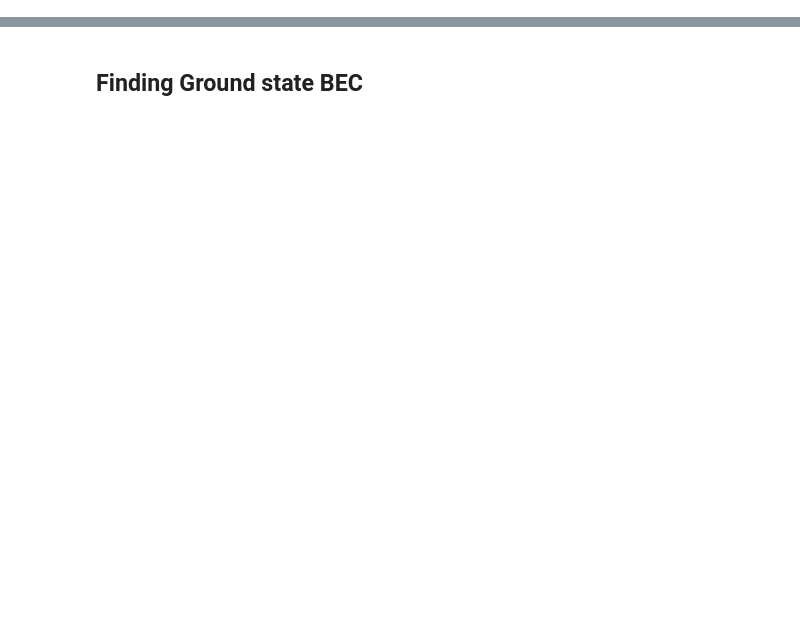
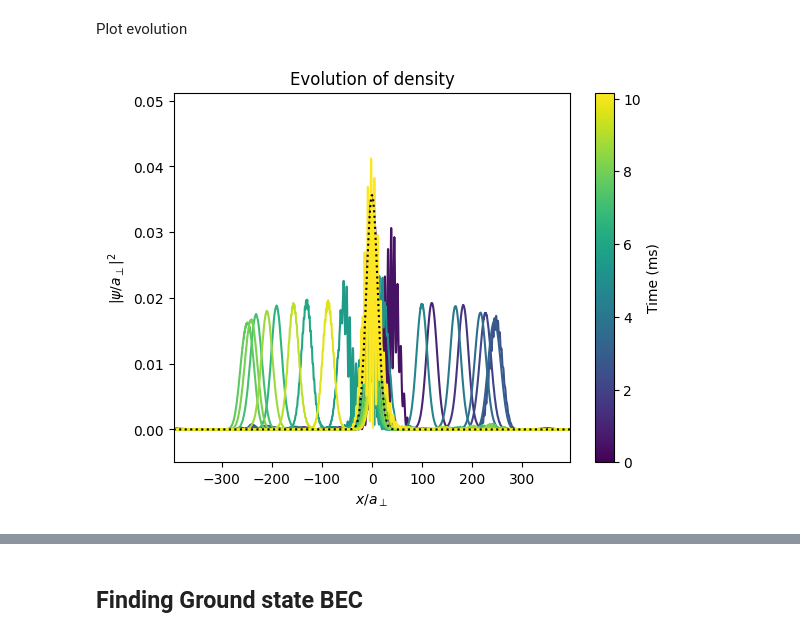
Before and after one commit to quantumatomoptic/heliumtools, a Jupyter notebook: heliumtools/simulation/GPE/test.ipynb, the cells around one changed output, grey strips where cells are left out. Saved outputs shown, nothing was run; the diff lists cells and outputs as text; code cells hidden in the pictures; blank space fills up the shorter version.

```diff
--- a/heliumtools/simulation/GPE/test.ipynb
+++ b/heliumtools/simulation/GPE/test.ipynb
@@ -2,0 +249,50 @@
+# %%
+bec.psi = HarmonicGroundState(bec.X,omegaTrap,bec)
+# %%
+# define callback to retrieve the density of the wavefunction at each iteration number multiple of CP
+CP = 200
+density = call.BecEvolution(compute_every = CP, print_every = 1e4)
+
+# define psi array to save intermidiate calculations
+bec.propagate(tFinal, step, [trap, lattice] , [density])
+# %% [markdown]
+Plot evolution
+# %%
+fig, ax = plt.subplots()
+
+# get x
+x = bec.X.detach().numpy()
+
+# Make a sequence of x,y pairs
+segment = []
+ymax = []
+time = []
+for i in range(0,len(density.norms),10):
+    y = np.copy(density.norms[i].detach().numpy())
+    segment.append(np.column_stack([x, y]))
+    ymax.append(np.amax(y))
+    time.append(i*CP*step*1e3)
+
+# set lims
+ax.set_xlim(np.amin(x),np.amax(x))
+ax.set_ylim(-0.005,np.amax(ymax) + 0.01)
+
+line_segments = LineCollection(segment , linestyles='solid')
+
+
+line_segments.set_array(time)
+ax.add_collection(line_segments)
+axcb = fig.colorbar(line_segments)
+axcb.set_label('Time (ms)')
+ax.set_title('Evolution of density')
+ax.set_xlabel(r"$x/a_{\bot}$")
+ax.set_ylabel(r"$|\psi/a_{\bot}|^2$")
+
+# plot original wavefunction
+phiHarmonic = HarmonicGroundState(bec.X,omegaTrap,bec)
+ax.plot(bec.x,phiHarmonic**2,label = "Harmonic oscillator",color = "black" , ls = "dotted")
+
+plt.sci(line_segments)  # This allows interactive changing of the colormap.
+plt.show()
+# %% [output]
+[figure, added]
```
Also changed, not shown: parts of 92 cells of this notebook, 10 other files.
